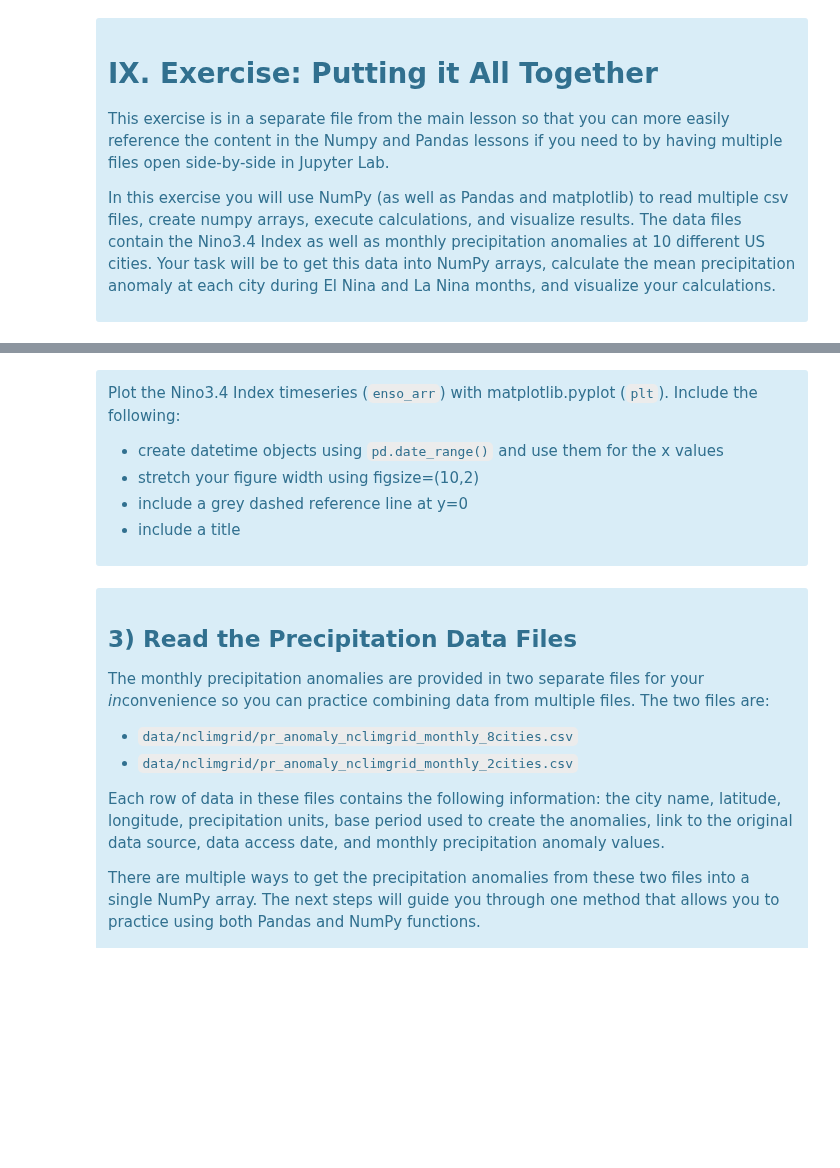
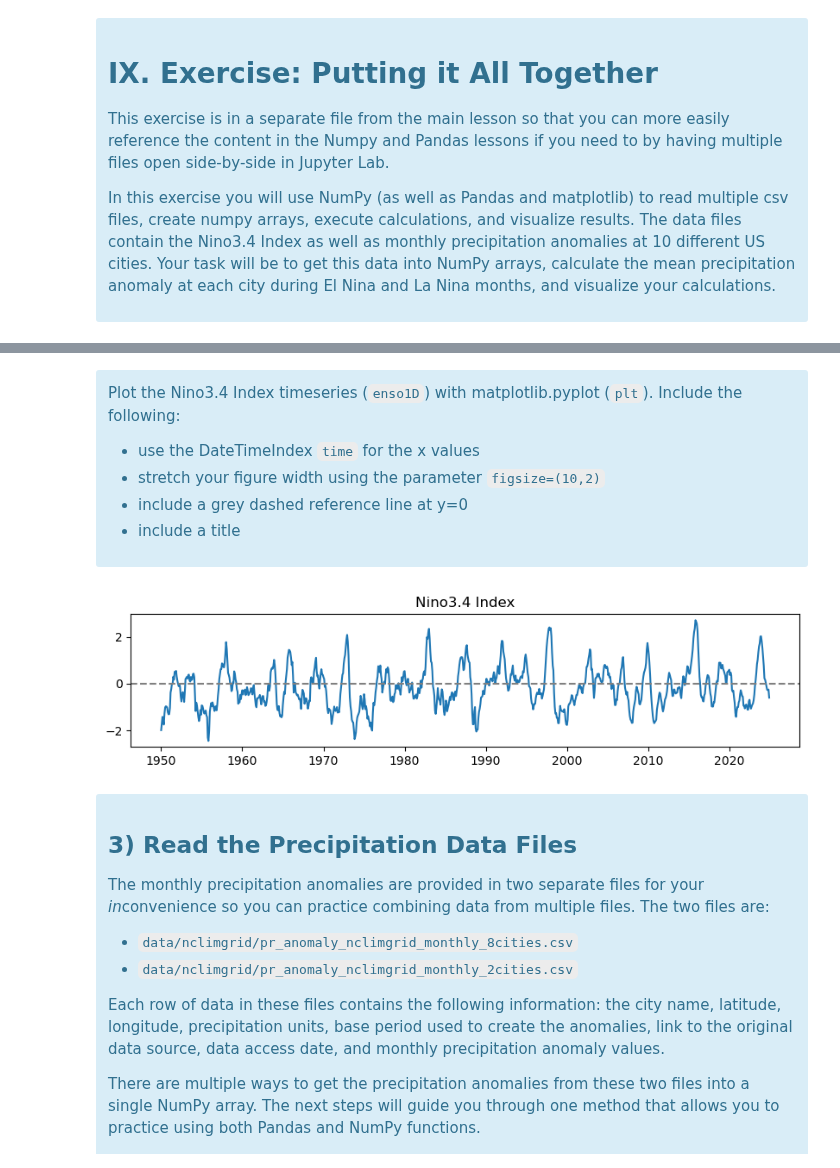
Before and after one commit to kerriegeil/DEV_canvas_beginner_py, a Jupyter notebook: answers_06_NumpyExercise.ipynb, the cells around one changed output, grey strips where cells are left out. Drawn from its saved outputs; the diff is of its cells as text; code cells hidden in the pictures; blank space fills up the shorter version.

````diff
--- a/answers_06_NumpyExercise.ipynb
+++ b/answers_06_NumpyExercise.ipynb
@@ -53,5 +89,5 @@ Drop all rows from the dataframe that contain any NaN and verify programmaticall
 </div>
 # %%
 # add your code here
-enso = enso.dropna(how='any')
-enso.isna().sum()
+year = enso[:,0].astype('int16')
+year
@@ -57,0 +107,4 @@ enso.isna().sum()
+# %%
+# add your code here
+enso = enso[:,1:]
+enso[:5,0]
@@ -57,0 +126,3 @@ enso.isna().sum()
+# %%
+time = pd.date_range('1950-01','2024-12',freq='MS')
+time
@@ -66,5 +143,5 @@ Hint: Reference the following sections in the NumPy lesson for the functions you
 </div>
 # %%
 # add your code here
-enso_arr = enso.to_numpy().flatten()
-enso_arr[0:13]
+enso1D = enso.flatten()
+enso1D.shape
@@ -80,9 +160,9 @@ print(np.isnan(enso_arr).sum())
 # %% [markdown]
 <div class="alert alert-info">
 
-Plot the Nino3.4 Index timeseries (```enso_arr```) with matplotlib.pyplot (```plt```). Include the following:
-- create datetime objects using ```pd.date_range()``` and use them for the x values
-- stretch your figure width using figsize=(10,2)
+Plot the Nino3.4 Index timeseries (```enso1D```) with matplotlib.pyplot (```plt```). Include the following:
+- use the DateTimeIndex ```time``` for the x values
+- stretch your figure width using the parameter ```figsize=(10,2)```
 - include a grey dashed reference line at y=0
 - include a title
 
@@ -94,10 +170,12 @@ dates
 # %%
 # add your code here
 fig = plt.figure(figsize=(10,2))
-plt.plot(dates,enso_arr)
+plt.plot(time,enso1D)
 plt.axhline(0,color='grey',ls='dashed')
 plt.title('Nino3.4 Index')
 plt.show()
+# %% [output]
+[figure, added]
 # %% [markdown]
 <div class="alert alert-info">
 
````
Also changed, not shown: parts of 45 cells of this notebook.
